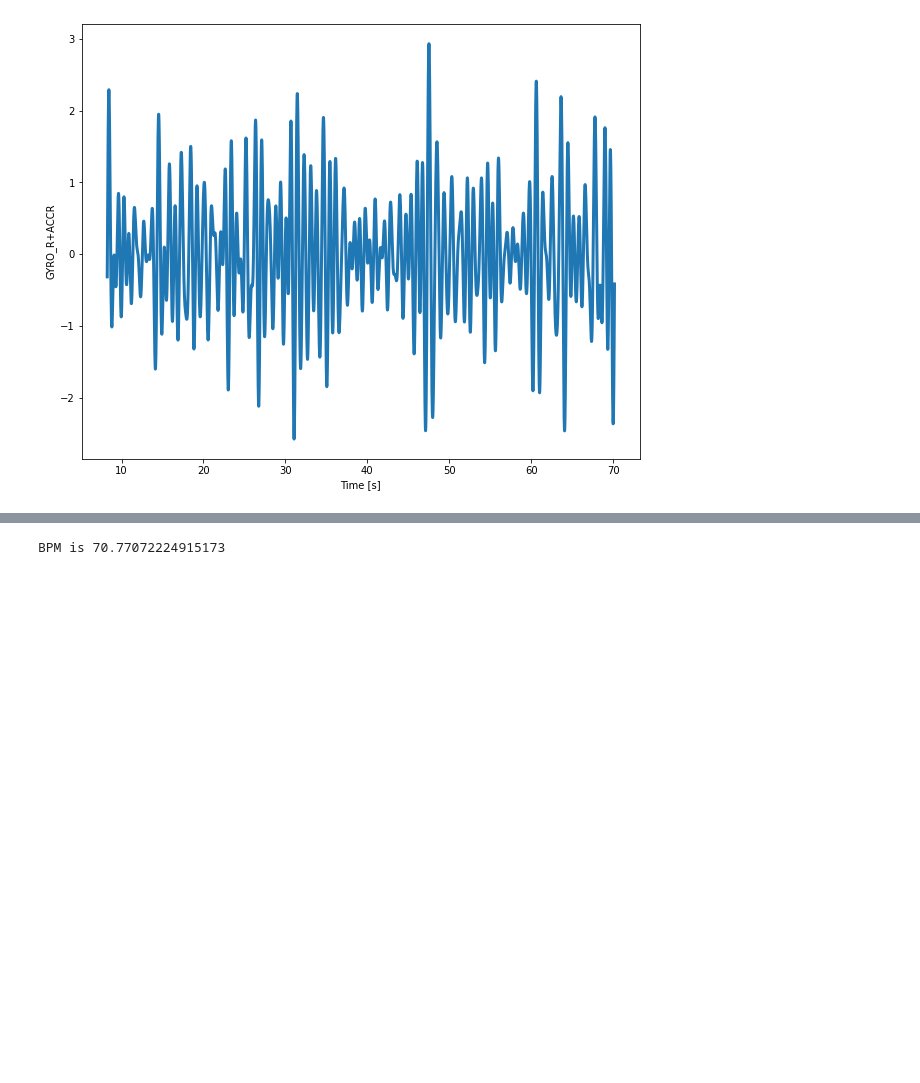
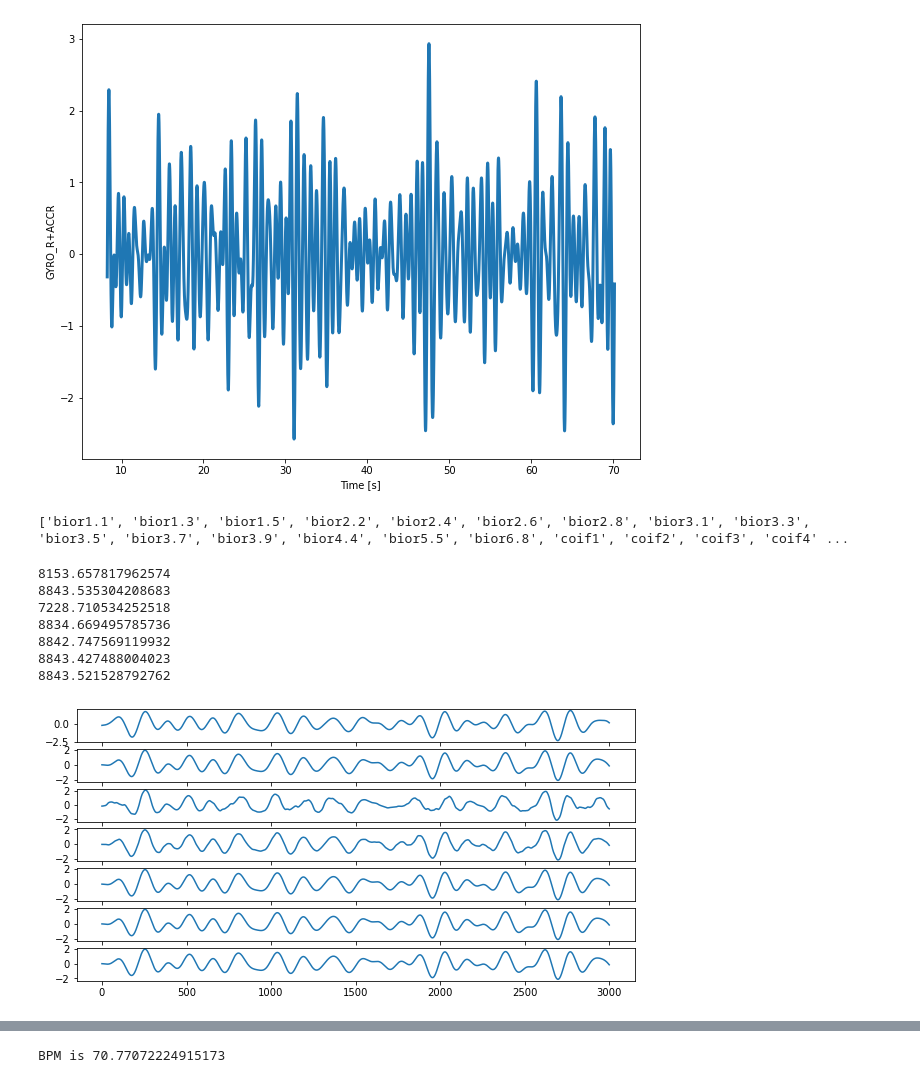
Before and after one commit to ericabrisigotti/heart_rate_estimation_LCP-A, a Jupyter notebook: Project_update 1.ipynb, the cells around one changed output, grey strips where cells are left out. Saved outputs shown, nothing was run; the diff lists cells and outputs as text; code cells hidden in the pictures; blank space fills up the shorter version.

Commit message:
discrete experiements  and fits experiments

```diff
--- a/Project_update 1.ipynb
+++ b/Project_update 1.ipynb
@@ -893 +904,28 @@ Just Signal between 40 - 100 BPM
+# %%
+print(pywt.wavelist(kind='discrete'))
+# %% [output]
+['bior1.1', 'bior1.3', 'bior1.5', 'bior2.2', 'bior2.4', 'bior2.6', 'bior2.8', 'bior3.1', 'bior3.3', 'bior3.5', 'bior3.7', 'bior3.9', 'bior4.4', 'bior5.5', 'bior6.8', 'coif1', 'coif2', 'coif3', 'coif4' ...
+# %%
+# corr to chose the right level, pick level with max corr
+i = 7
+# coef = pywt.wavedec(blocked_GR_R, 'rbio3.9', level=i )
+fig,ax = plt.subplots(nrows  = i, figsize = (10,5))
+
+for k in range(i):
+    coef = pywt.wavedec(blocked_GR_R, 'rbio3.9', level=i )
+    if k != 1:
+        coef[k] = np.zeros(coef[k].shape)
+    yx = pywt.waverec( coef, 'rbio3.9' )
+    corr = np.sum(np.dot(yx[0:12379],blocked_GR_R))
+    print(corr)
+    ax[k].plot(yx[1000:4000])
+# %% [output]
+8153.657817962574
+8843.535304208683
+7228.710534252518
+8834.669495785736
+8842.747569119932
+8843.427488004023
+8843.521528792762
+[figure, added]
 # %%
```
Also changed, not shown: parts of 12 cells of this notebook.
